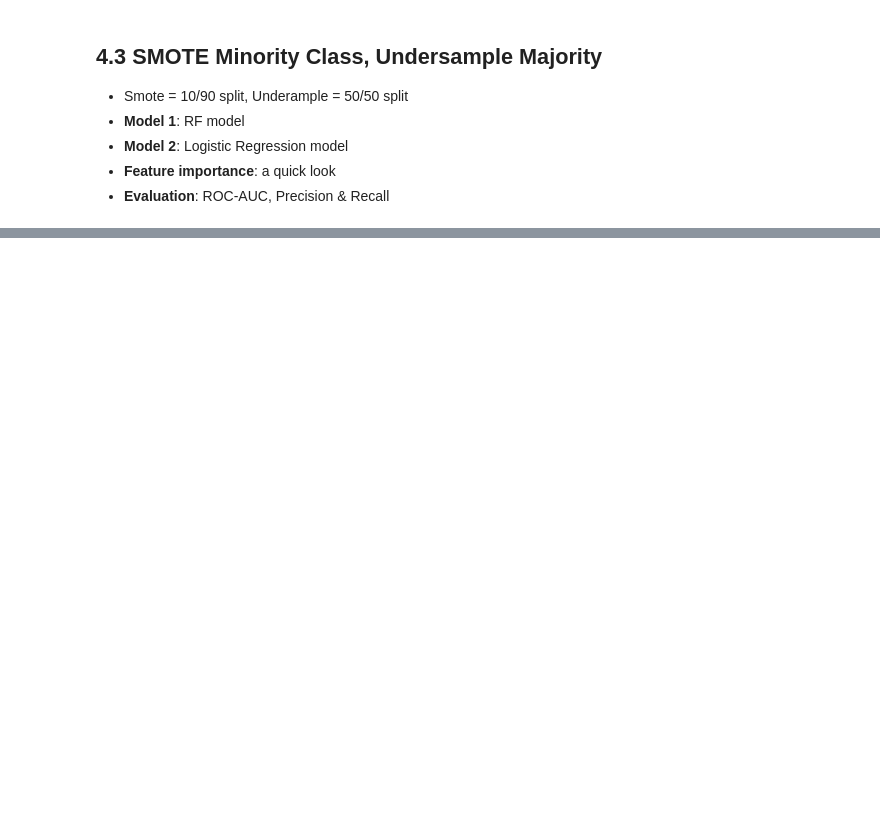
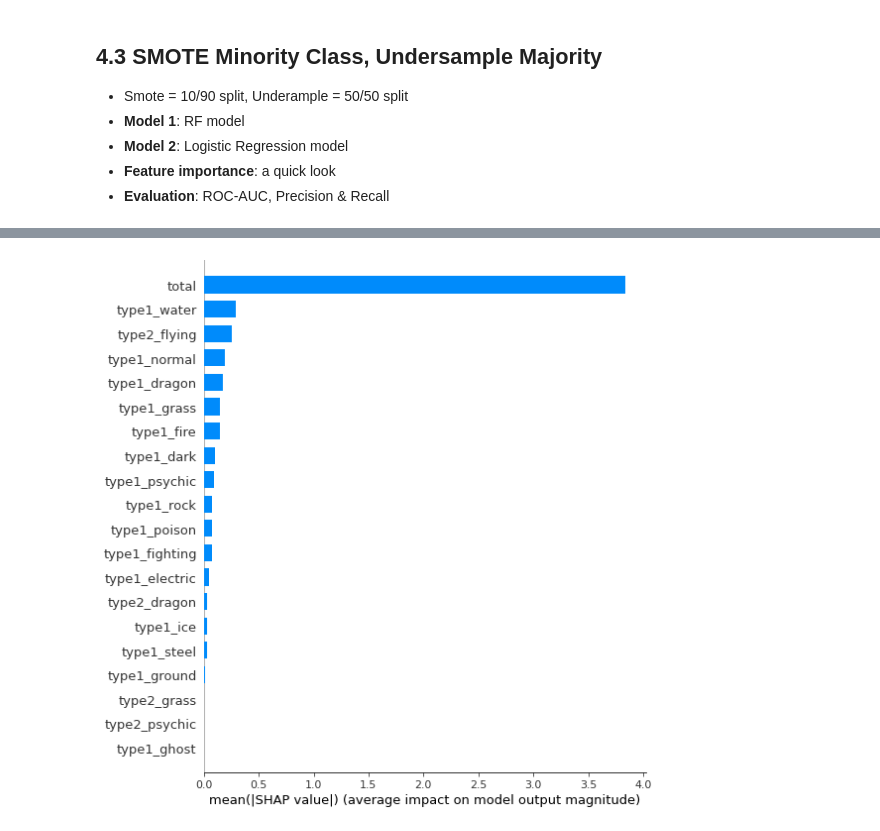
Before and after one commit to shannonhlo/pokemon-classification, a Jupyter notebook: analysis/dom/pokemon_classifier.ipynb, the cells around one changed output, grey strips where cells are left out. Drawn from its saved outputs; the diff is of its cells as text; code cells hidden in the pictures; blank space fills up the shorter version.

```diff
--- a/analysis/dom/pokemon_classifier.ipynb
+++ b/analysis/dom/pokemon_classifier.ipynb
@@ -301,29 +365,3 @@ NameError: name 'auc' is not defined
 * **Model 2**: Logistic Regression model
 * **Feature importance**: a quick look
 * **Evaluation**: ROC-AUC, Precision & Recall
-# %%
-#  model fitting --
-
-# fit a random forest (rf) classifier
-rf_sm_model = RandomForestClassifier(random_state = 42)
-rf_sm_model.fit(X_train2, y_train2)
-
-# fit a logistic regression (lr)
-lr_sm_model = LogisticRegression(solver='lbfgs')
-lr_sm_model.fit(X_train2, y_train2)
-
-# feature importance --
-
-# top 10 feature importance for each model
-rf_sm_importance = pd.Series(rf_sm_model.feature_importances_, index=X_train2.columns, name = 'rf_features')
-lr_sm_importance = pd.Series(lr_sm_model.coef_[0], index=X_train2.columns, name = 'lr_features')
-
-# visualize top 10 in RF model
-rf_sm_importance.nlargest(15).sort_values(ascending = True).plot(kind='barh')
-plt.title("Top 10 important features (RF model)")
-plt.show()
-
-# visualize top 10 positive, bottom 10 negative in LR model
-lr_sm_importance.nlargest(10).append(lr_sm_importance.nsmallest(10)).sort_values(ascending = True).plot(kind='barh')
-plt.title("Top 10 & Bottom 10 important features (LR model)")
-plt.show()
@@ -528,0 +566,3 @@ Text(0.5, 1.0, 'RF: ROC-AUC Curve (with SMOTE)')
+# %%
+# redefine xg_model using the SMOTE datasets
+xg_model = fit_xg_model(X_train2, y_train2)
@@ -528,0 +572,2 @@ Text(0.5, 1.0, 'RF: ROC-AUC Curve (with SMOTE)')
+# %%
+explainer, shap_values = shap_feature_importance(xg_model, X_train2, y_train2, X)
@@ -528,0 +587,7 @@ Text(0.5, 1.0, 'RF: ROC-AUC Curve (with SMOTE)')
+# %%
+# initialize JS for SHAP visuals
+shap.initjs()
+
+# Create a shap bar plot (absolute values)
+shap.summary_plot(shap_values, X, plot_type="bar")
+# %% [output]
@@ -528,0 +595 @@ Text(0.5, 1.0, 'RF: ROC-AUC Curve (with SMOTE)')
+[figure, added]
```
Also changed, not shown: parts of 22 cells of this notebook, 2 other files.
